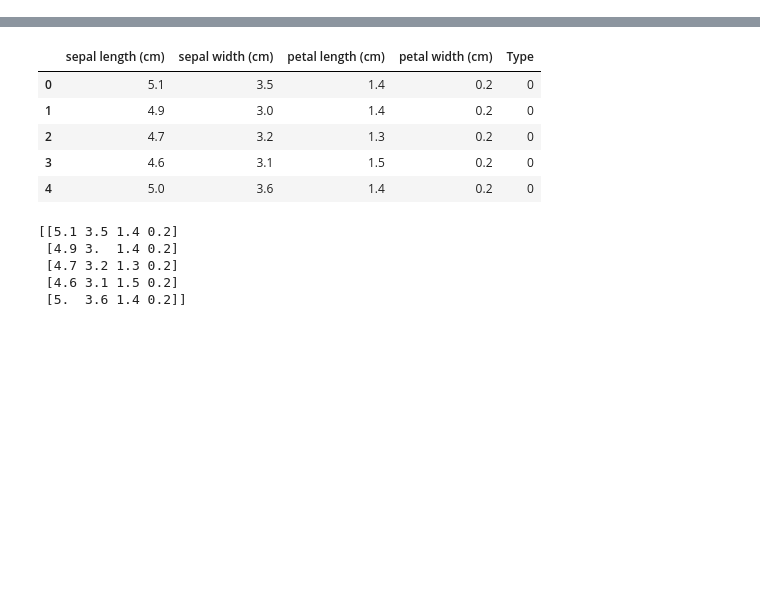
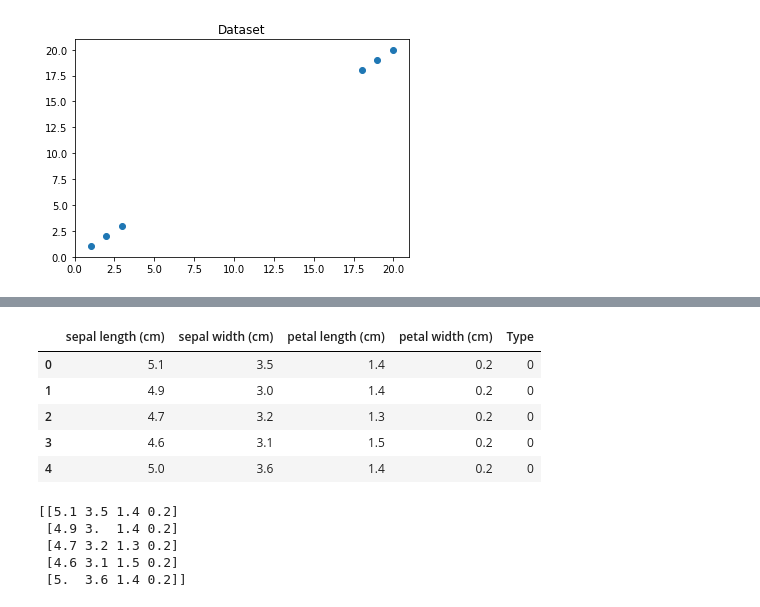
Before and after one commit to sandipanpaul21/Clustering-in-Python, a Jupyter notebook: 06_K_Means_Clustering.ipynb, the cells around one changed output, grey strips where cells are left out. Cells and saved outputs as stored; diff of their text form; code cells hidden in the pictures; blank space fills up the shorter version.

```diff
--- a/06_K_Means_Clustering.ipynb
+++ b/06_K_Means_Clustering.ipynb
@@ -31,0 +49,15 @@ import pandas as pd
+# %%
+# Lets take an small example
+x_axis = np.array([1,2,3,18,19,20])
+y_axis = np.array([1,2,3,18,19,20])
+
+data = pd.DataFrame({'x':x_axis, 'y':y_axis})
+
+plt.plot()
+plt.xlim([0,21])
+plt.ylim([0,21])
+plt.title('Dataset')
+plt.scatter(x_axis,y_axis)
+plt.show()
+# %% [output]
+[figure, added]
```
Also changed, not shown: parts of 18 cells of this notebook.
